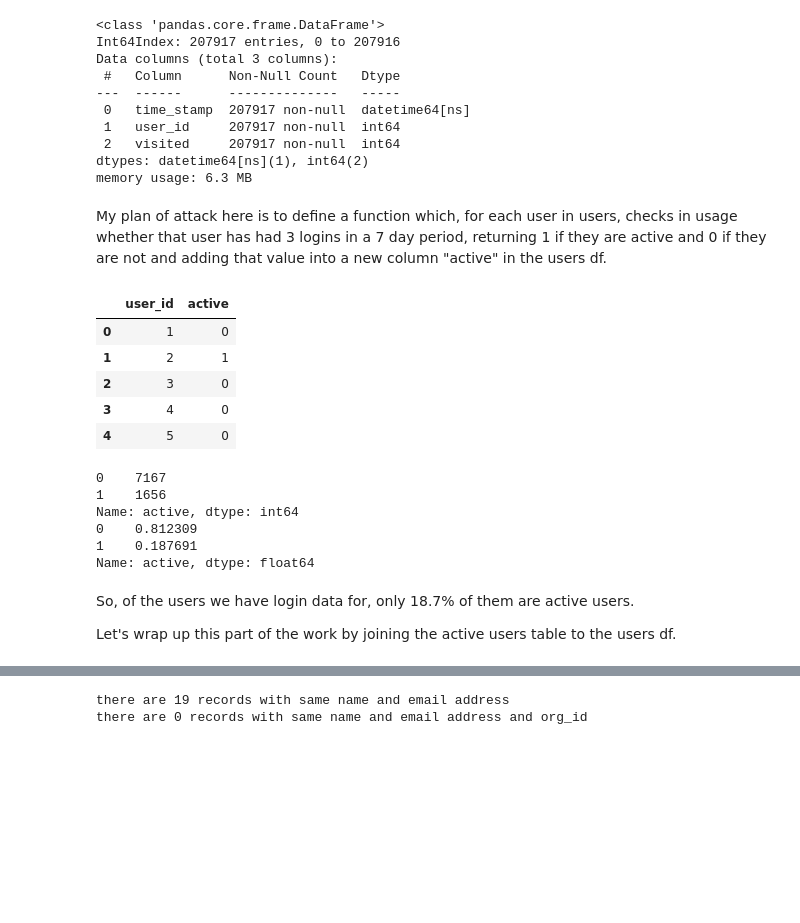
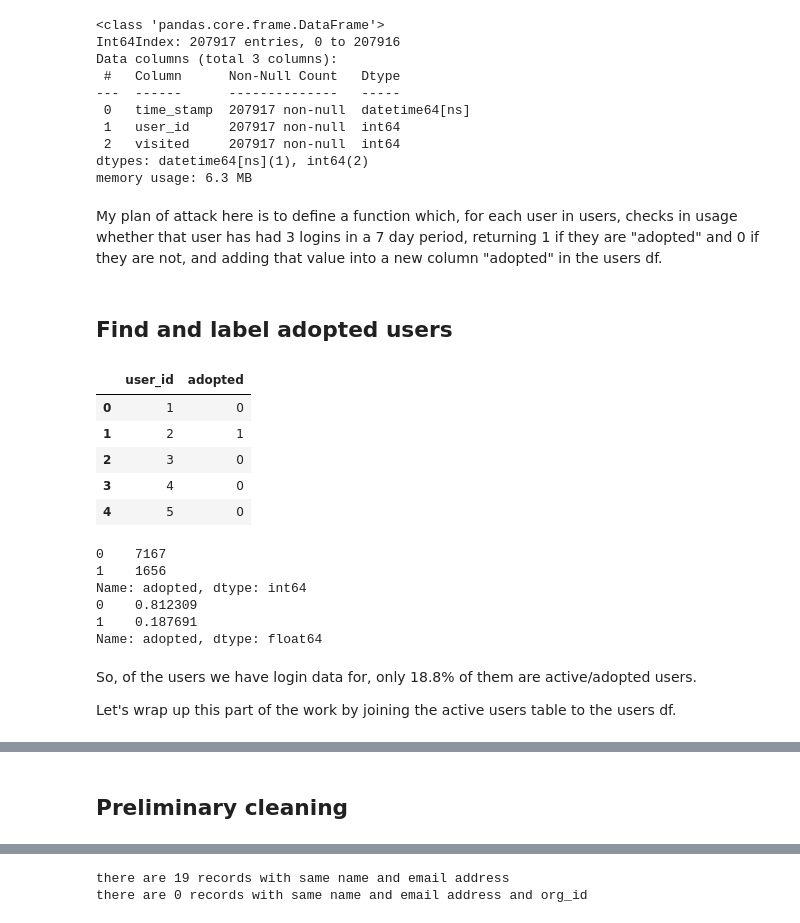
Before and after one commit to caitlinruble/Springboard, a Jupyter notebook: Assignments/relax_challenge/Relax Inc. Take-home Challenge.ipynb, the cells around one changed output, grey strips where cells are left out. Saved outputs shown, nothing was run; the diff lists cells and outputs as text; code cells hidden in the pictures; blank space fills up the shorter version.

```diff
--- a/Assignments/relax_challenge/Relax Inc. Take-home Challenge.ipynb
+++ b/Assignments/relax_challenge/Relax Inc. Take-home Challenge.ipynb
@@ -126,5 +126,7 @@ Data columns (total 3 columns):
 dtypes: datetime64[ns](1), int64(2)
 memory usage: 6.3 MB
 # %% [markdown]
-My plan of attack here is to define a function which, for each user in users, checks in usage whether that user has had 3 logins in a 7 day period, returning 1 if they are active and 0 if they are not and adding that value into a new column "active" in the users df.
+My plan of attack here is to define a function which, for each user in users, checks in usage whether that user has had 3 logins in a 7 day period, returning 1 if they are "adopted" and 0 if they are not, and adding that value into a new column "adopted" in the users df.
+# %% [markdown]
+## Find and label adopted users
 # %%
@@ -140,39 +144,39 @@ def activity(id):
 # %%
 #create a list which holds all the users who have logged in
 usage_users = list(usage['user_id'].unique())
 
-#create an empty list to hold active status
-active_status = []
+#create an empty list to hold adopted status
+adopted_status = []
 
 #find status of each user who has logged in
 for user in usage_users:
     status = activity(id=user)
-    active_status.append(status)
+    adopted_status.append(status)
 
 #create a 3rd df that holds active status for each user
-active_users = pd.DataFrame({'user_id' : usage_users, 'active' : active_status})
+adopted_users = pd.DataFrame({'user_id' : usage_users, 'adopted' : adopted_status})
 
-active_users.head()
+adopted_users.head()
 # %% [output]
-|  | user_id | active |
+|  | user_id | adopted |
 | 0 | 1 | 0 |
 | 1 | 2 | 1 |
 | 2 | 3 | 0 |
 | 3 | 4 | 0 |
 | 4 | 5 | 0 |
 # %%
-print(active_users.active.value_counts())
+print(adopted_users.adopted.value_counts())
 
-print(active_users.active.value_counts(normalize=True))
+print(adopted_users.adopted.value_counts(normalize=True))
 # %% [output]
 0    7167
 1    1656
-Name: active, dtype: int64
+Name: adopted, dtype: int64
 0    0.812309
 1    0.187691
-Name: active, dtype: float64
+Name: adopted, dtype: float64
 # %% [markdown]
-So, of the users we have login data for, only 18.7% of them are active users.
+So, of the users we have login data for, only 18.8% of them are active/adopted users.
 
 Let's wrap up this part of the work by joining the active users table to the users df.
 # %%
@@ -189,6 +193,8 @@ users.head()
 | 2 | 3 | 2013-03-19 23:14:52 | Bottrill Mitchell | MitchellBottrill@gustr.com | ORG_INVITE | 1.363735e+09 | 0 | ... |
 | 3 | 4 | 2013-05-21 08:09:28 | Clausen Nicklas | NicklasSClausen@yahoo.com | GUEST_INVITE | 1.369210e+09 | 0 | ... |
 | 4 | 5 | 2013-01-17 10:14:20 | Raw Grace | GraceRaw@yahoo.com | GUEST_INVITE | 1.358850e+09 | 0 | ... |
+# %% [markdown]
+## Preliminary cleaning
 # %%
 #time for some clean up
 
```
Also changed, not shown: parts of 46 cells of this notebook, 4 other files.
